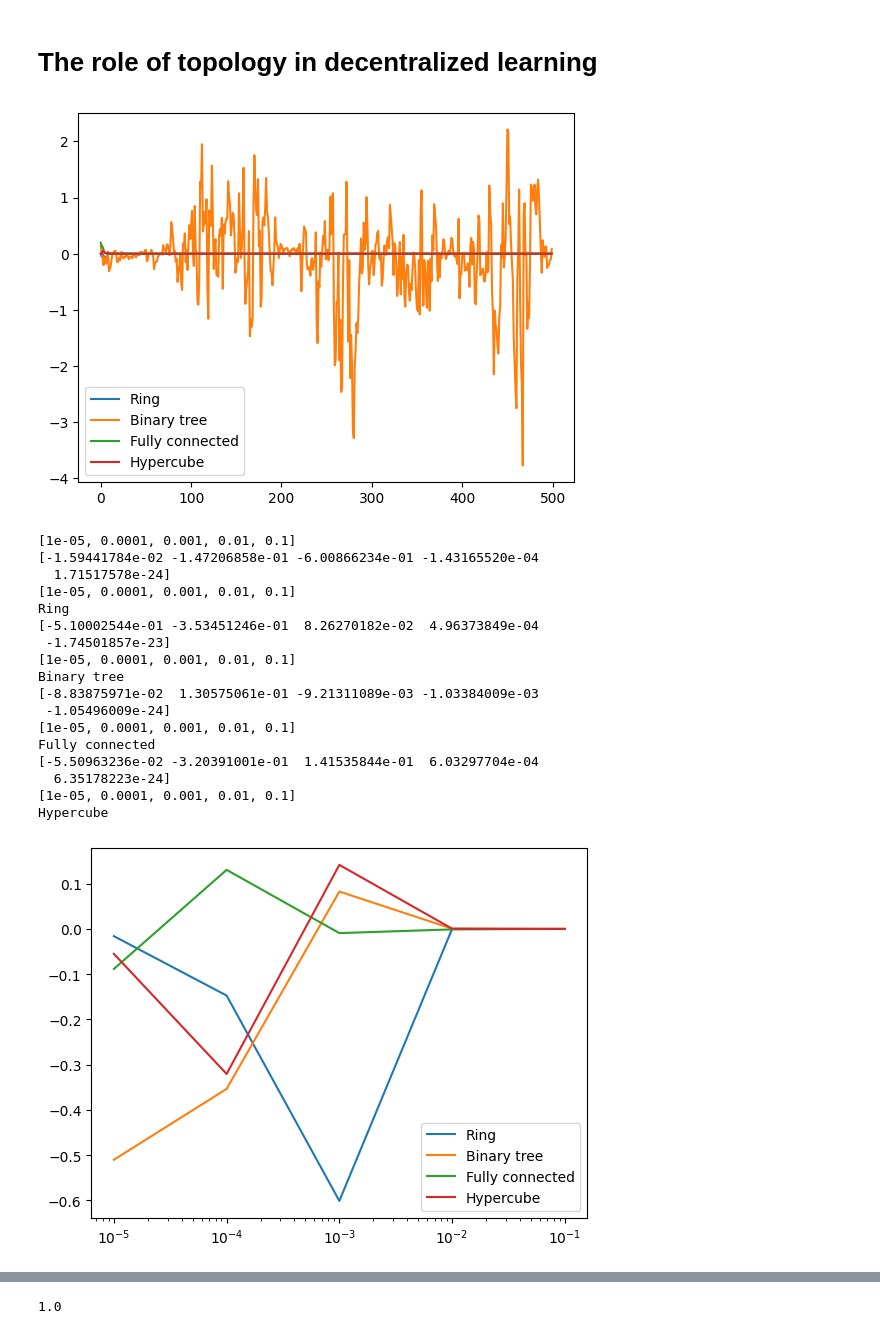
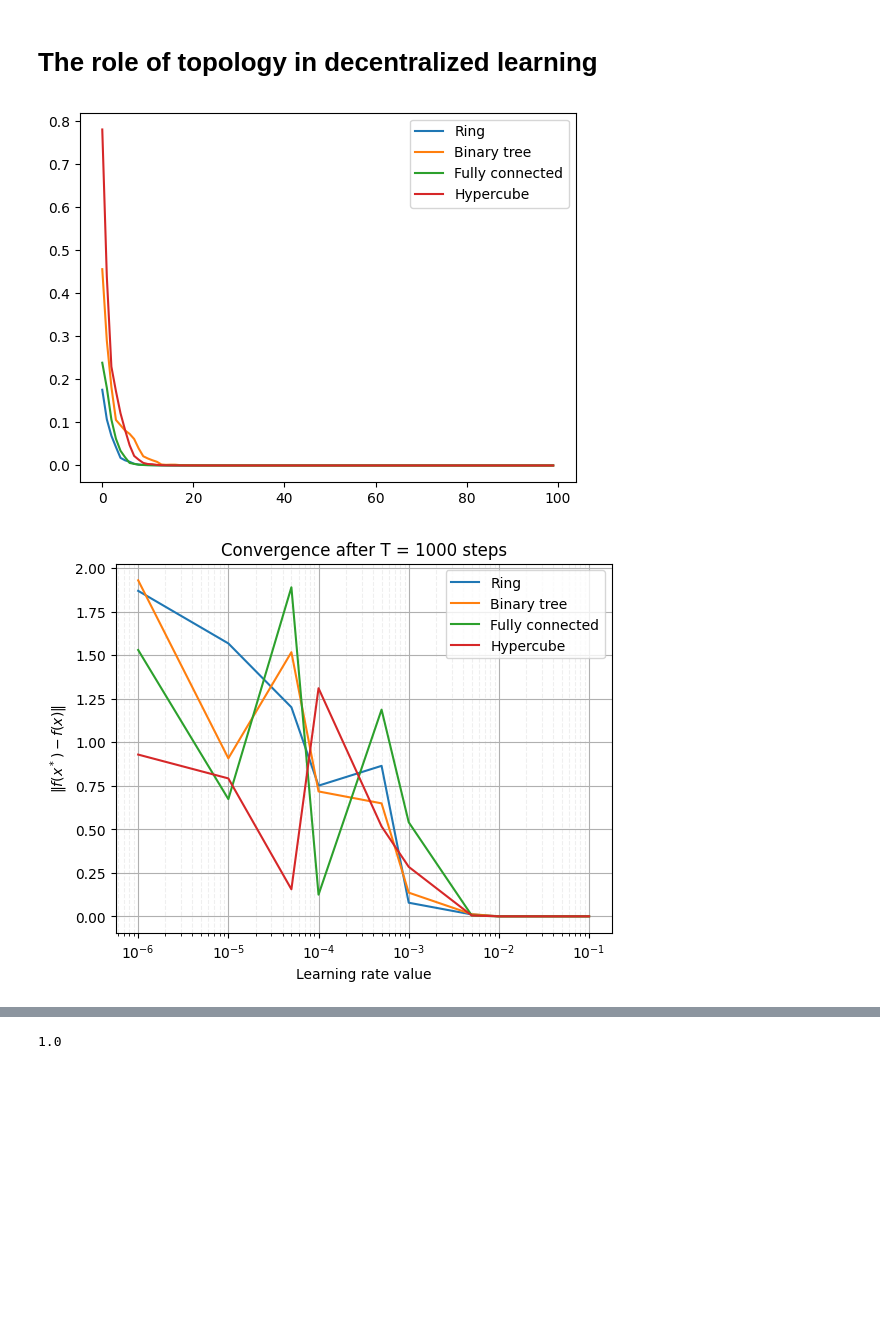
Before and after one commit to hduprieu/changing_topology, a Jupyter notebook: EA.ipynb, the cells around one changed output, grey strips where cells are left out. Saved outputs shown, nothing was run; the diff lists cells and outputs as text; code cells hidden in the pictures; blank space fills up the shorter version.

Commit message:
Adding the graph that plots the number of steps for loss < epsilon for each learning rates and for each matrix

```diff
--- a/EA.ipynb
+++ b/EA.ipynb
@@ -409,25 +409,25 @@ def DSGD_toypbm(lr, d, n, T, topologies, show):
         W = Matrix.w(scheme_for_string(topology, num_workers=n)).numpy()
         x0 = rd.normal(0,1, size = (d))
         X = np.block([[x0]]*n)
-        means = []
+        norms = []
         for _ in range(T):
             for i in range(n):
                 v = rd.normal(0,1, size = (d,1))
                 X[i,:] = X[i,:] - lr * v.dot(v.T).dot(X[i,:])
             X = W.dot(X)
-            means.append(np.mean(X))
+            norms.append(np.linalg.norm(np.mean(X, axis = 0), ord = 2))
         if show :
-            ax.plot(np.arange(0, T), means, label = topology)
+            ax.plot(np.arange(0, T), norms, label = topology)
             ax.legend()
-        final_results.append(means[-1])
+        final_results.append(norms[-1])
     if show:
         plt.show()
     else:
         return final_results
 # %%
-d = 8
+d = 2
 n = 32
-T = 500
+T = 100
 
 topologies = [
         "Ring",
@@ -438,40 +438,26 @@ topologies = [
 
 DSGD_toypbm(0.4, d, n, T, topologies, True)
 # %% [output]
-[figure, old version]
+[figure, new version]
 # %%
 def learning_rate_dependency(d, n, T, topologies):
-    learning_rates = [10**k for k in range(-5, 0)]
-    print(learning_rates)
+    learning_rates_10 = [10**k for k in range(-6, 0)]
+    learning_rates_5 = [5*10**k for k in range(-5, -1)]
+    learning_rates = np.sort(learning_rates_10 + learning_rates_5)
     matrix = np.zeros((len(learning_rates), len(topologies)))
     fig, ax = plt.subplots()
     for lr, k in zip(learning_rates, range(len(learning_rates))):
         matrix[k,:] = np.array(DSGD_toypbm(lr, d, n, T, topologies, False))
     for topology, j in zip(topologies, range(len(topologies))):
-        print(matrix[:,j])
-        print(learning_rates)
-        print(topology)
         ax.plot(learning_rates, matrix[:,j], label = topology)
         ax.set_xscale('log')
         ax.legend()
+    ax.set_ylabel(f'$\| f(x^*) - f(x) \| $')
+    ax.set_xlabel('Learning rate value')
+    ax.set_title('Convergence after T = {} steps'.format(T))
+    ax.grid(which='both')
+    ax.grid(which='minor', alpha=0.2, linestyle='--')
     plt.show()
-learning_rate_dependency(d, n, T, topologies)
+learning_rate_dependency(d, n, 1000, topologies)
 # %% [output]
-[1e-05, 0.0001, 0.001, 0.01, 0.1]
-[-1.59441784e-02 -1.47206858e-01 -6.00866234e-01 -1.43165520e-04
-  1.71517578e-24]
-[1e-05, 0.0001, 0.001, 0.01, 0.1]
-Ring
-[-5.10002544e-01 -3.53451246e-01  8.26270182e-02  4.96373849e-04
- -1.74501857e-23]
-[1e-05, 0.0001, 0.001, 0.01, 0.1]
-Binary tree
-[-8.83875971e-02  1.30575061e-01 -9.21311089e-03 -1.03384009e-03
- -1.05496009e-24]
-[1e-05, 0.0001, 0.001, 0.01, 0.1]
-Fully connected
-[-5.50963236e-02 -3.20391001e-01  1.41535844e-01  6.03297704e-04
-  6.35178223e-24]
-[1e-05, 0.0001, 0.001, 0.01, 0.1]
-Hypercube
-[figure, old version]
+[figure, new version]
```
Also changed, not shown: parts of 1 cell of this notebook.
